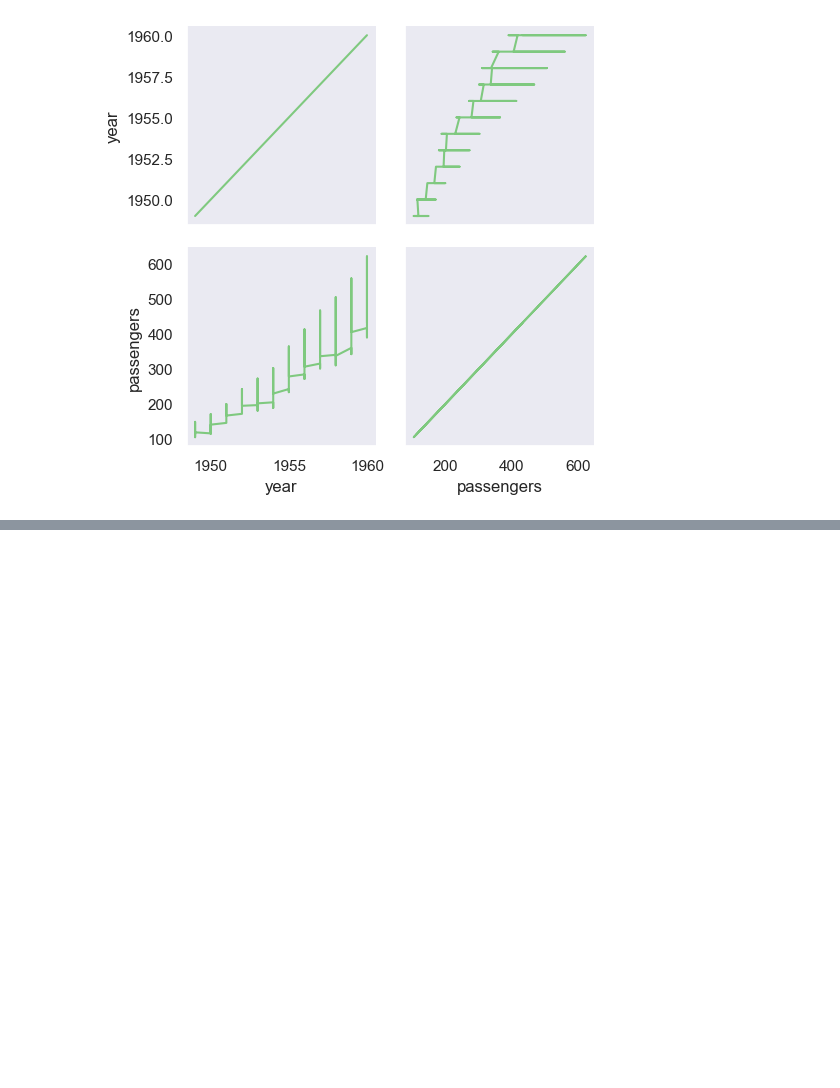
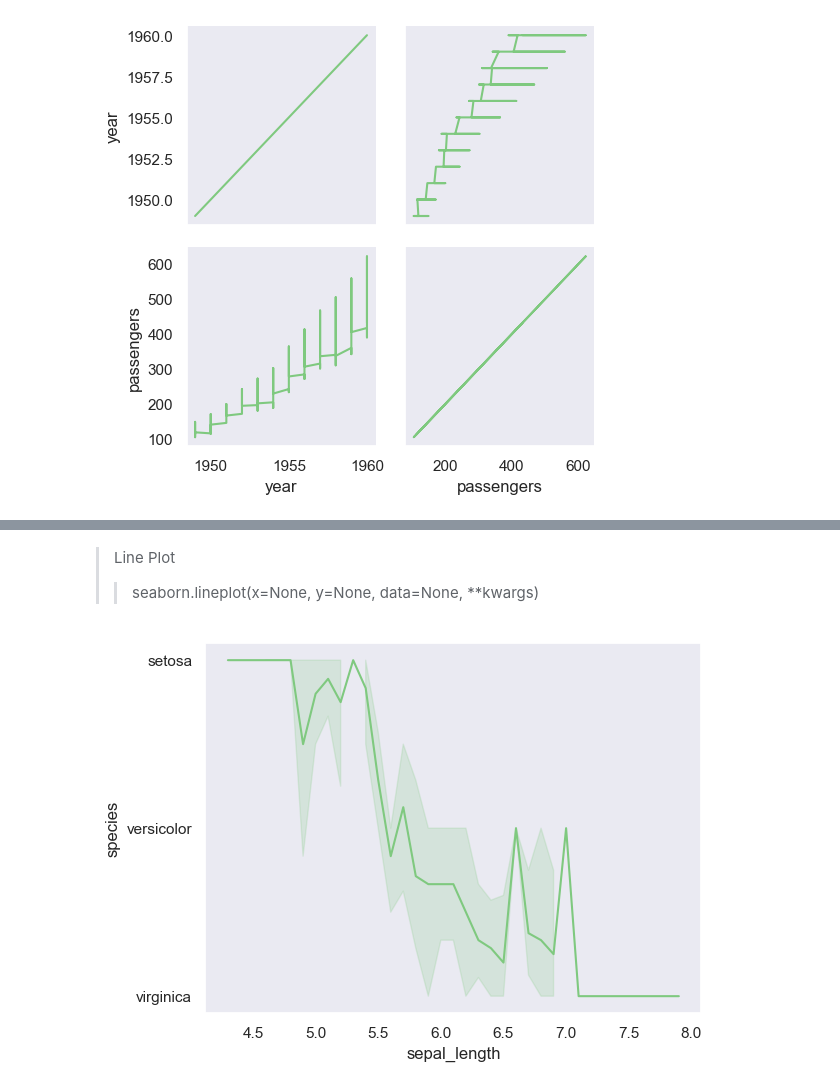
Before and after one commit to nikitenko1/dive-into-seaborn, a Jupyter notebook: 0.ipynb, the cells around one changed output, grey strips where cells are left out. Cells and saved outputs as stored; diff of their text form; code cells hidden in the pictures; blank space fills up the shorter version.

```diff
--- a/0.ipynb
+++ b/0.ipynb
@@ -329,0 +359,8 @@ plt.show()
+# %% [markdown]
+> Line Plot
+>> seaborn.lineplot(x=None, y=None, data=None, **kwargs)
+# %%
+sns.lineplot(x='sepal_length', y='species', data=data)
+plt.show()
+# %% [output]
+[figure, added]
```
Also changed, not shown: parts of 30 cells of this notebook, 1 other file.
